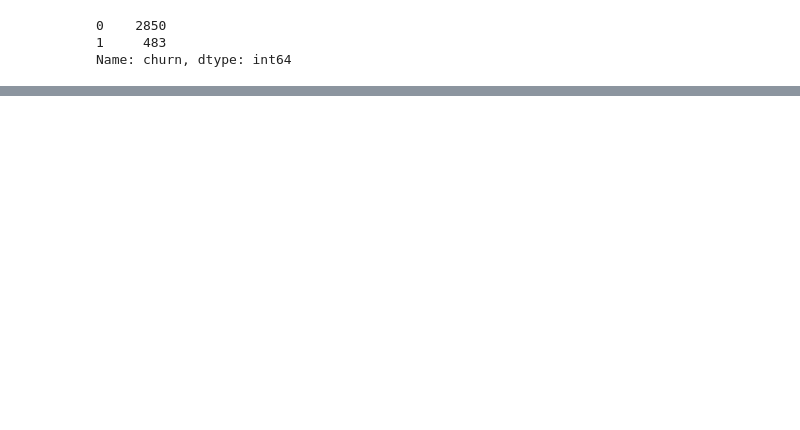
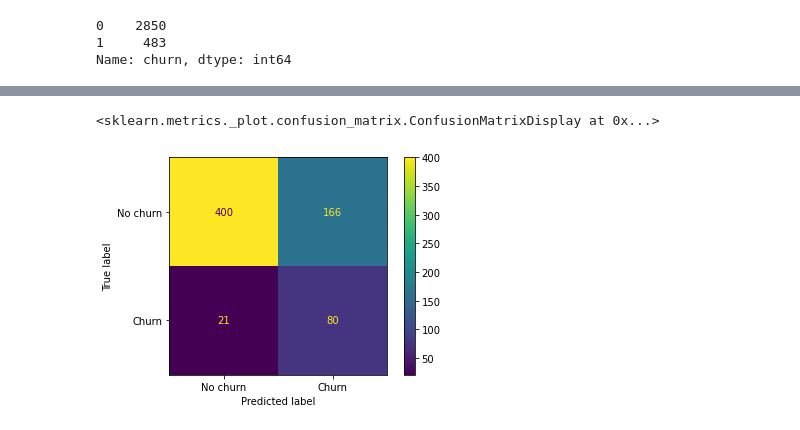
Before and after one commit to Iamwangui/Customer_Churn_Project, a Jupyter notebook: Customer_Churn.ipynb, the cells around one changed output, grey strips where cells are left out. Drawn from its saved outputs; the diff is of its cells as text; code cells hidden in the pictures; blank space fills up the shorter version.

```diff
--- a/Customer_Churn.ipynb
+++ b/Customer_Churn.ipynb
@@ -271,0 +326,5 @@ sns.heatmap(corr,cmap="YlGnBu", annot=True,mask = mask, annot_kws={'size':10} )
+# %%
+#Splitting the data into training and test splits
+X_train,X_test,y_train,y_test =train_test_split(X,y,test_size=0.2,random_state =42)
+print("Train shape:", X_train.shape)
+print("Test shape:", X_test.shape)
@@ -271,0 +342,9 @@ sns.heatmap(corr,cmap="YlGnBu", annot=True,mask = mask, annot_kws={'size':10} )
+# %%
+# Initialize SMOTE
+smote = SMOTE(random_state=42)
+
+# Only apply to training set
+X_train_resampled, y_train_resampled = smote.fit_resample(X_train, y_train)
+
+# Check new class balance
+print(y_train_resampled.value_counts())
@@ -271,0 +357,7 @@ sns.heatmap(corr,cmap="YlGnBu", annot=True,mask = mask, annot_kws={'size':10} )
+# %%
+# Initialize StandardScaler
+scaler = StandardScaler()
+
+# Fit scaler on training data and transform both training and test
+X_train_scaled = scaler.fit_transform(X_train_resampled)
+X_test_scaled = scaler.transform(X_test)
@@ -271,0 +366,14 @@ sns.heatmap(corr,cmap="YlGnBu", annot=True,mask = mask, annot_kws={'size':10} )
+# %%
+
+# Initialize logistic regression
+LogR = LogisticRegression(max_iter=1000, random_state=42)
+
+# Fitting the model
+LogR.fit(X_train_scaled, y_train_resampled)
+
+# Predicting
+y_pred = LogR.predict(X_test_scaled)
+
+# Evaluate performance
+print("Confusion Matrix:\n", confusion_matrix(y_test, y_pred))
+# print("\nClassification Report:\n", classification_report(y_test, y_pred))
@@ -271,0 +387,10 @@ sns.heatmap(corr,cmap="YlGnBu", annot=True,mask = mask, annot_kws={'size':10} )
+# %%
+#checking how y_preds far from y_test
+cm = confusion_matrix(y_test,y_pred)
+
+display = ConfusionMatrixDisplay(confusion_matrix = cm,display_labels=['No churn','Churn'])
+display.plot()
+# plt.show()
+# %% [output]
+<sklearn.metrics._plot.confusion_matrix.ConfusionMatrixDisplay at 0x...>
+[figure, added]
```
Also changed, not shown: parts of 43 cells of this notebook.
